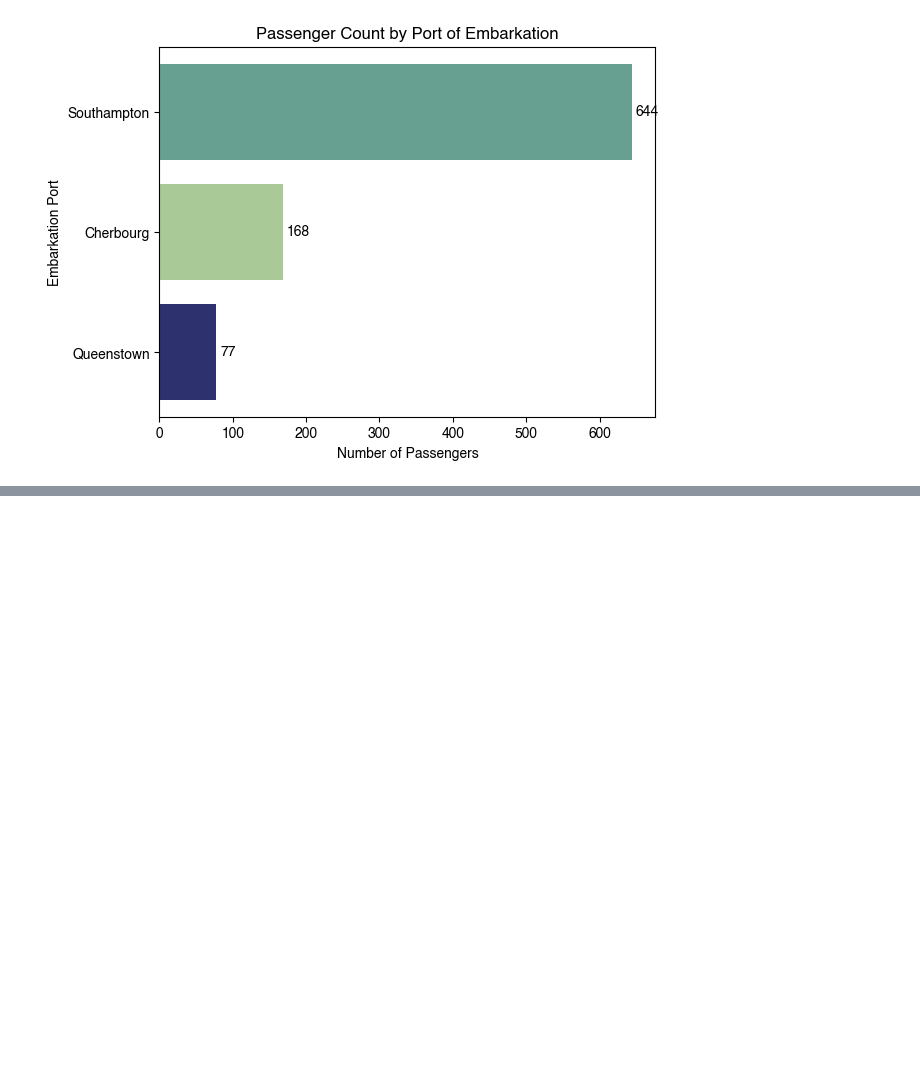
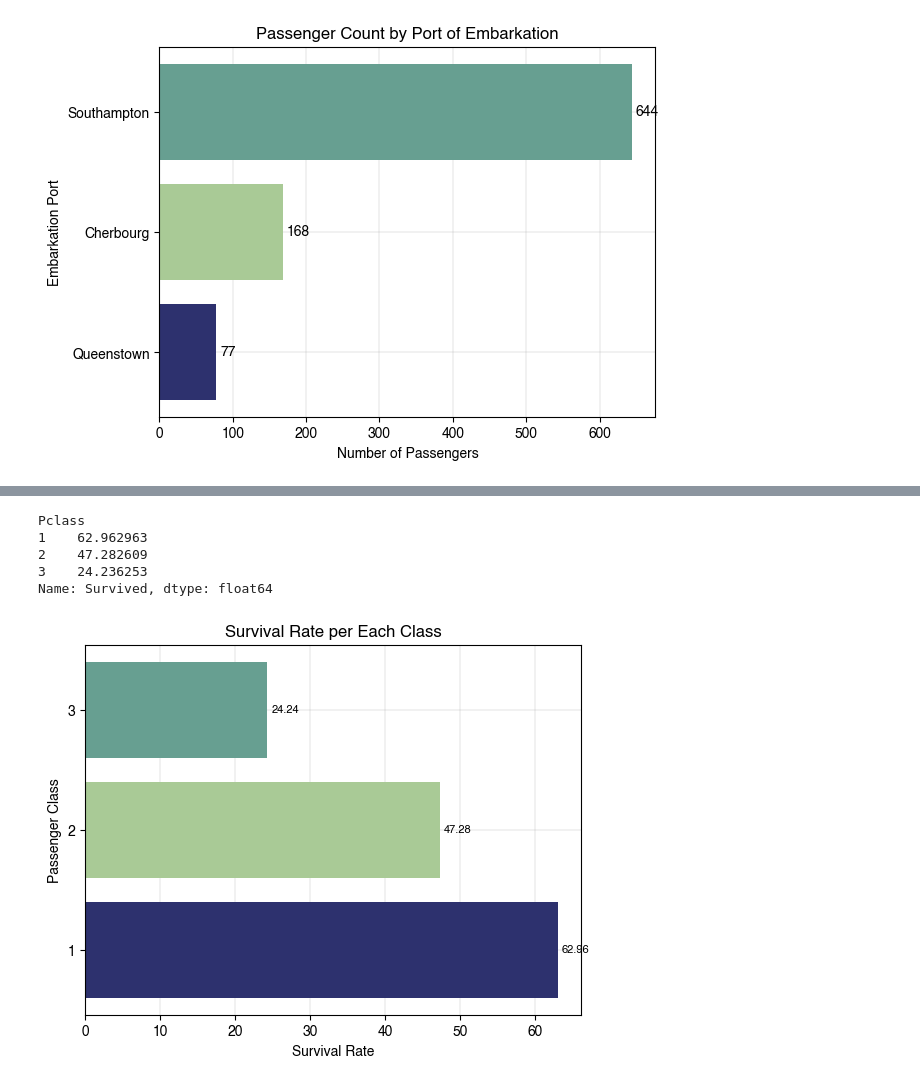
Before and after one commit to pvtzurbito/EDA-Titanic, a Jupyter notebook: EDA.ipynb, the cells around one changed output, grey strips where cells are left out. Saved outputs shown, nothing was run; the diff lists cells and outputs as text; code cells hidden in the pictures; blank space fills up the shorter version.

```diff
--- a/EDA.ipynb
+++ b/EDA.ipynb
@@ -225,0 +259,30 @@ plt.show()
+# %%
+survival_pclass = df.groupby('Pclass')['Survived'].mean()
+survival_pclass = survival_pclass*100
+print(survival_pclass)
+
+fig, ax = plt.subplots()
+ax.set_axisbelow(True)
+plt.grid(linewidth = 0.25)
+bars = plt.barh(survival_pclass.index, survival_pclass.values, color = colors)
+for bar in bars:
+    width = bar.get_width()
+    plt.annotate(f'{width:.2f}',
+            xy=(width, bar.get_y() + bar.get_height()/2),
+            xytext=(3, 0),
+            textcoords="offset points",
+            ha='left', va='center', fontsize=8)
+
+plt.xlabel('Survival Rate')
+plt.ylabel('Passenger Class')
+plt.title('Survival Rate per Each Class')
+plt.yticks([3, 2, 1])
+
+plt.show()
+# %% [output]
+Pclass
+1    62.962963
+2    47.282609
+3    24.236253
+Name: Survived, dtype: float64
+[figure, added]
```
Also changed, not shown: parts of 5 cells of this notebook.
